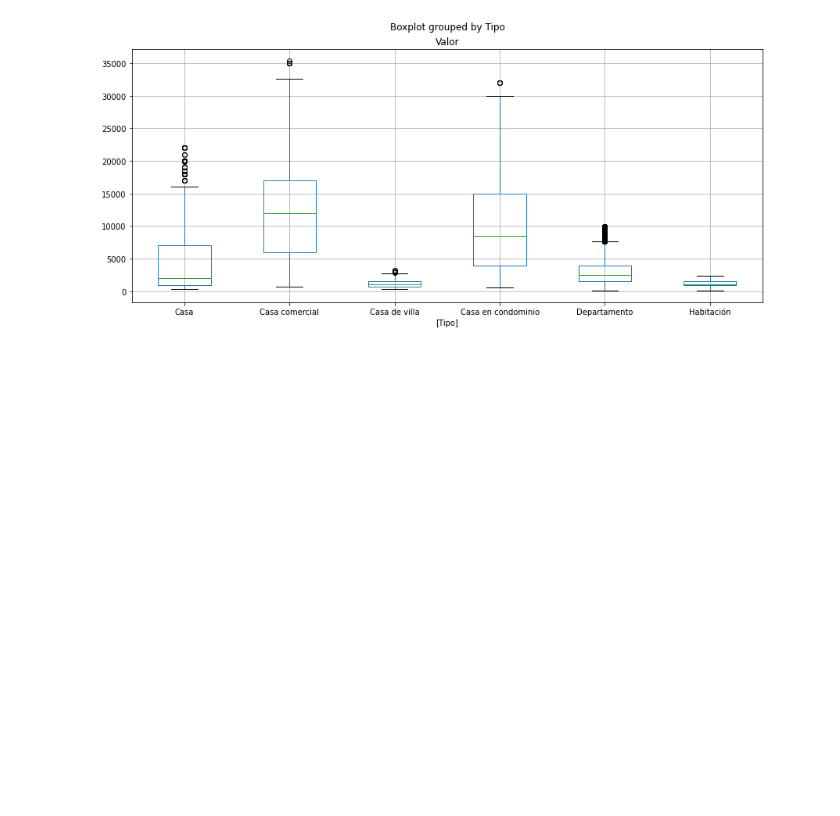
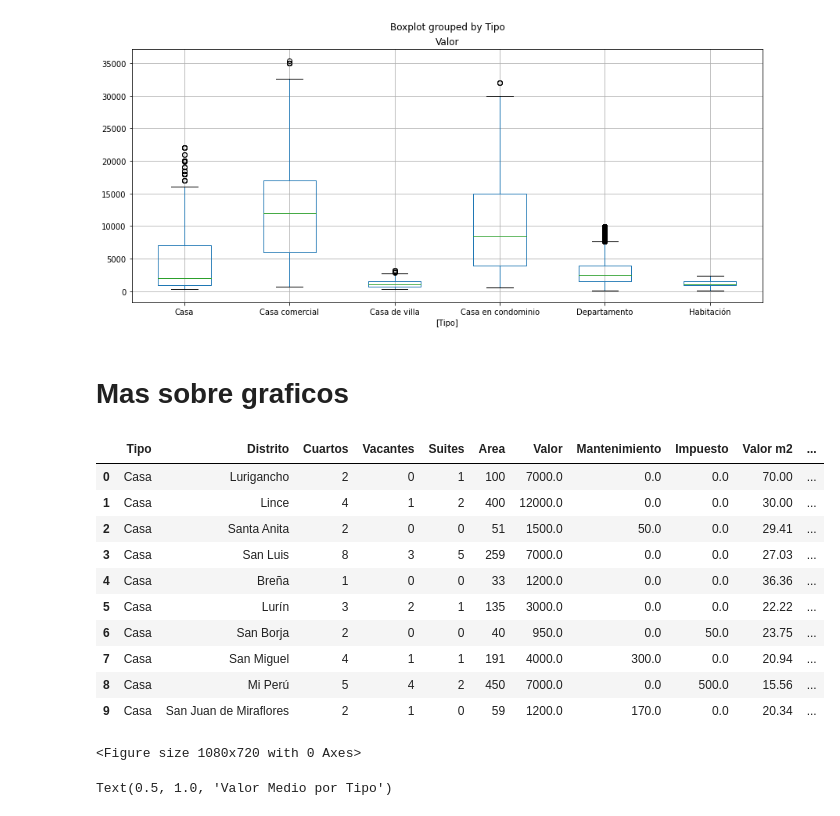
Before and after one commit to exequiel-farias/pandas-avanzado, a Jupyter notebook: PandasAvanzado.ipynb, the cells around one changed output. Drawn from its saved outputs; the diff is of its cells as text; code cells hidden in the pictures; blank space fills up the shorter version.

```diff
--- a/PandasAvanzado.ipynb
+++ b/PandasAvanzado.ipynb
@@ -2034,3 +2034,5 @@ datos_new.boxplot(['Valor'],by = ['Tipo'])
 [figure]
 # %%
 datos_new.to_csv('alquiler_residencial_sin_outliers.csv', sep = ';', index = False)
+# %% [markdown]
+# Mas sobre graficos
@@ -2036,0 +2041,19 @@ datos_new.to_csv('alquiler_residencial_sin_outliers.csv', sep = ';', index = Fal
+# %%
+datos = pd.read_csv('alquiler_residencial_sin_outliers.csv', sep = ';')
+datos.head(10)
+# %% [output]
+|  | Tipo | Distrito | Cuartos | Vacantes | Suites | Area | Valor | Mantenimiento | Impuesto | Valor m2 | ... |
+| 0 | Casa | Lurigancho | 2 | 0 | 1 | 100 | 7000.0 | 0.0 | 0.0 | 70.00 | ... |
+| 1 | Casa | Lince | 4 | 1 | 2 | 400 | 12000.0 | 0.0 | 0.0 | 30.00 | ... |
+| 2 | Casa | Santa Anita | 2 | 0 | 0 | 51 | 1500.0 | 50.0 | 0.0 | 29.41 | ... |
+| 3 | Casa | San Luis | 8 | 3 | 5 | 259 | 7000.0 | 0.0 | 0.0 | 27.03 | ... |
+| 4 | Casa | Breña | 1 | 0 | 0 | 33 | 1200.0 | 0.0 | 0.0 | 36.36 | ... |
+| 5 | Casa | Lurín | 3 | 2 | 1 | 135 | 3000.0 | 0.0 | 0.0 | 22.22 | ... |
+| 6 | Casa | San Borja | 2 | 0 | 0 | 40 | 950.0 | 0.0 | 50.0 | 23.75 | ... |
+| 7 | Casa | San Miguel | 4 | 1 | 1 | 191 | 4000.0 | 300.0 | 0.0 | 20.94 | ... |
+| 8 | Casa | Mi Perú | 5 | 4 | 2 | 450 | 7000.0 | 0.0 | 500.0 | 15.56 | ... |
+| 9 | Casa | San Juan de Miraflores | 2 | 1 | 0 | 59 | 1200.0 | 170.0 | 0.0 | 20.34 | ... |
+# %%
+area = plt.figure()
+# %% [output]
+<Figure size 1080x720 with 0 Axes>
@@ -2036,0 +2066,20 @@ datos_new.to_csv('alquiler_residencial_sin_outliers.csv', sep = ';', index = Fal
+# %%
+#Crear graficos
+g1.scatter(datos.Valor, datos.Area) #Grafico de dispersion
+g1.set_title('Valor x Area')
+
+g2.hist(datos.Valor) #Histograma
+g2.set_title('Histograma')
+
+datos_g3 = datos.Valor.sample(100) #Muestra aleatoria de 100 registros de la columna Valor
+datos_g3.index = range(datos_g3.shape[0]) #Corregir los indices
+g3.plot(datos_g3) #Grafico de lineas
+g3.set_title('Muestra (Valor)')
+
+grupo = datos.groupby('Tipo')['Valor']
+label = grupo.mean().index #Genero las etiquetas
+valores = grupo.mean().values
+g4.bar(label, valores)
+g4.set_title('Valor Medio por Tipo')
+# %% [output]
+Text(0.5, 1.0, 'Valor Medio por Tipo')
```
Also changed, not shown: parts of 4 cells of this notebook.
